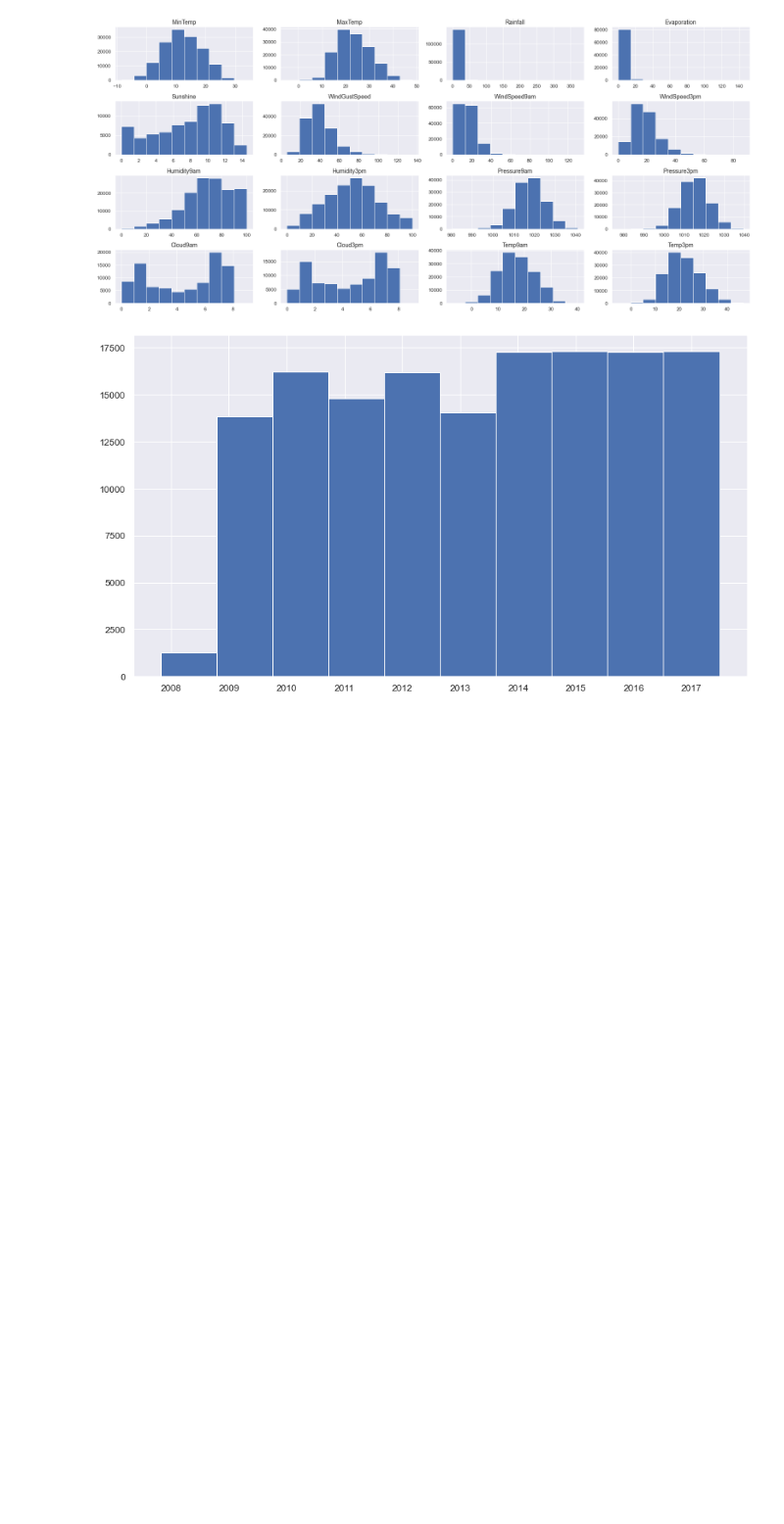
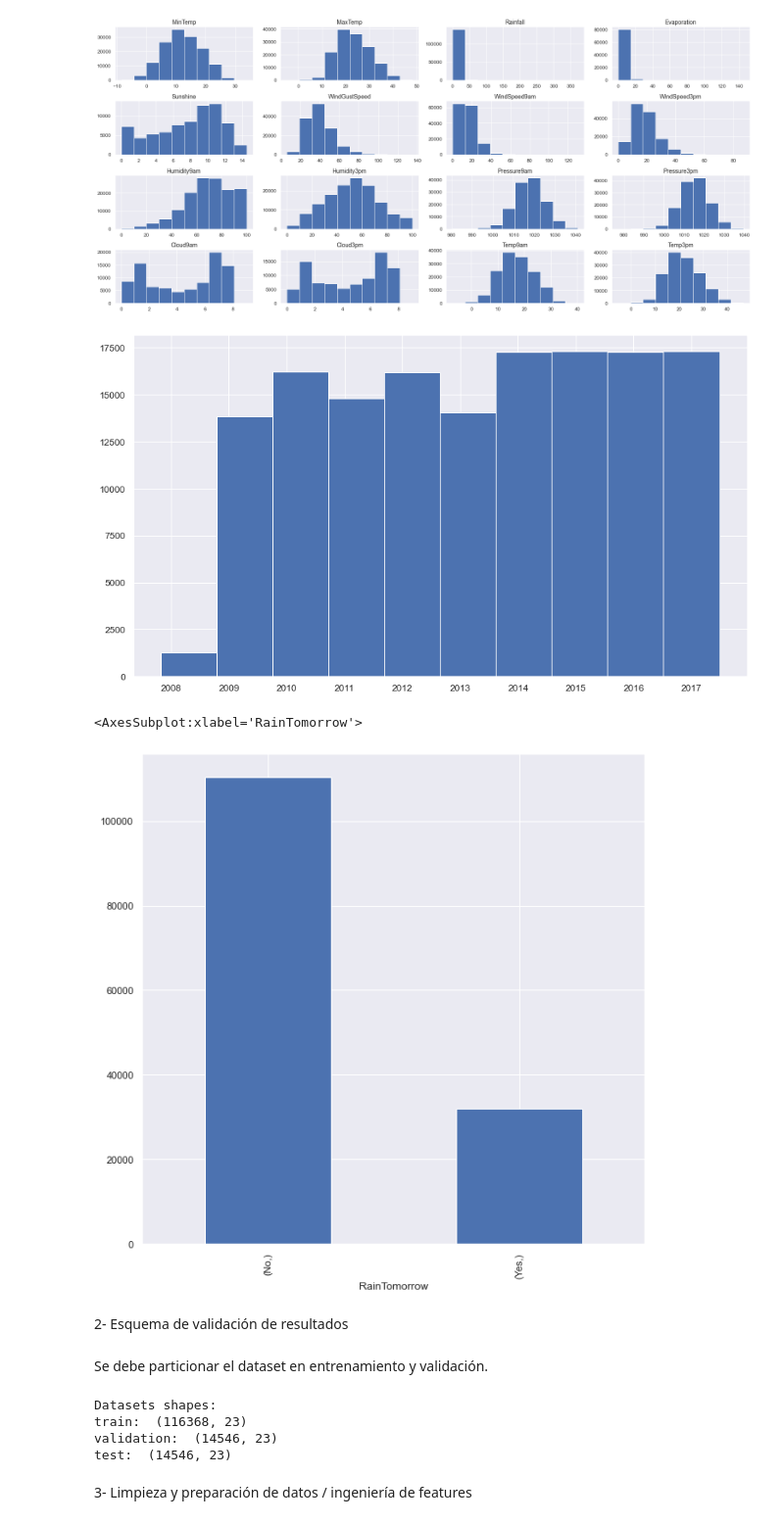
Before and after one commit to GonzaloRomeroR/CEIA, a Jupyter notebook: intro_ia/TP/TP.ipynb, the cells around one changed output. Shown at 98% size. Saved outputs shown, nothing was run; the diff lists cells and outputs as text; code cells hidden in the pictures; blank space fills up the shorter version.

```diff
--- a/intro_ia/TP/TP.ipynb
+++ b/intro_ia/TP/TP.ipynb
@@ -227,3 +228,36 @@ display_dataset_distributions(X_numerical)
 fig = pd.to_datetime(X_categorical["Date"]).hist(xlabelsize=12, ylabelsize=12,figsize=(14,8))
 # %% [output]
 [figure]
+# %%
+Y.value_counts().plot(kind="bar", figsize=(10,10))
+# %% [output]
+<AxesSubplot:xlabel='RainTomorrow'>
+[figure, added]
+# %% [markdown]
+2- Esquema de validación de resultados
+# %% [markdown]
+Se debe particionar el dataset en entrenamiento y validación.
+# %%
+# Se separan los datos en train 80 %, validation 10 % y test 10 %
+train_proportion = 0.8
+val_proportion = 0.1
+
+train, validate, test = np.split(weather.sample(frac=1, random_state=42), [int(train_proportion * len(weather)), int((train_proportion + val_proportion) * len(weather))])
+
+Y_train = train["RainTomorrow"].to_frame().copy()
+X_train = train.drop(["RainTomorrow"], axis=1).copy()
+
+Y_val = validate["RainTomorrow"].to_frame().copy()
+X_val = validate.drop(["RainTomorrow"], axis=1).copy()
+
+print("Datasets shapes:")
+print("train: ", train.shape)
+print("validation: ", validate.shape)
+print("test: ", test.shape)
+# %% [output]
+Datasets shapes:
+train:  (116368, 23)
+validation:  (14546, 23)
+test:  (14546, 23)
+# %% [markdown]
+3- Limpieza y preparación de datos / ingeniería de features
```
Also changed, not shown: parts of 22 cells of this notebook.
